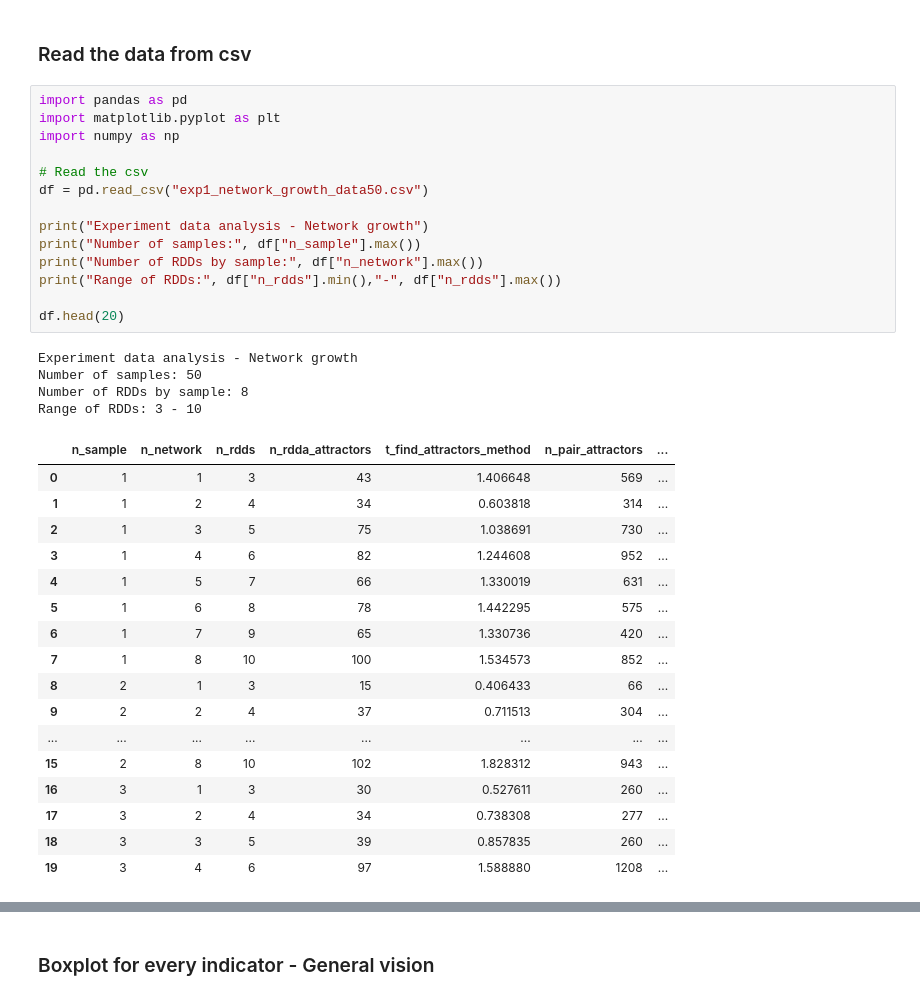
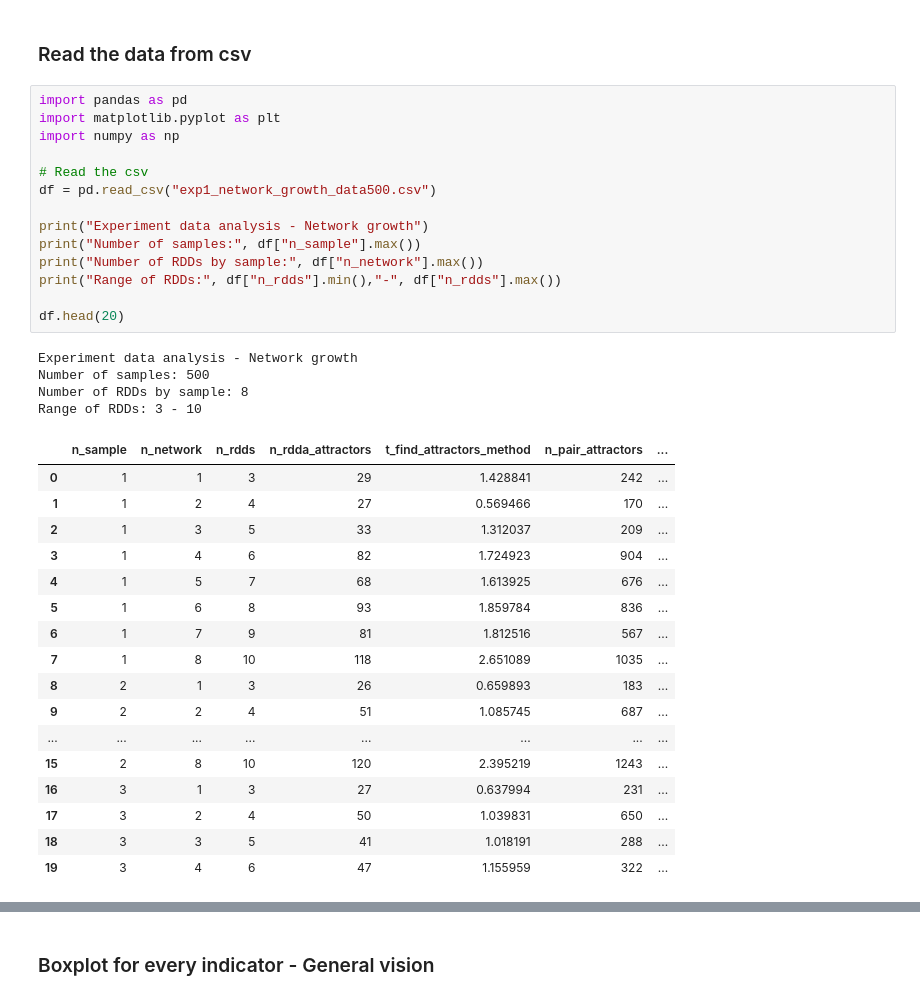
Before and after one commit to crptcusco/SynEstCBN, a Jupyter notebook: experiments_doctoral_qualification/exp1_network_growth_analysis.ipynb, the cells around one changed output, grey strips where cells are left out. Saved outputs shown, nothing was run; the diff lists cells and outputs as text.

```diff
--- a/experiments_doctoral_qualification/exp1_network_growth_analysis.ipynb
+++ b/experiments_doctoral_qualification/exp1_network_growth_analysis.ipynb
@@ -5,39 +5,39 @@
 # %%
 import pandas as pd
 import matplotlib.pyplot as plt
 import numpy as np
 
 # Read the csv
-df = pd.read_csv("exp1_network_growth_data50.csv")
+df = pd.read_csv("exp1_network_growth_data500.csv")
 
 print("Experiment data analysis - Network growth")
 print("Number of samples:", df["n_sample"].max())
 print("Number of RDDs by sample:", df["n_network"].max())
 print("Range of RDDs:", df["n_rdds"].min(),"-", df["n_rdds"].max())
 
 df.head(20)
 # %% [output]
 Experiment data analysis - Network growth
-Number of samples: 50
+Number of samples: 500
 Number of RDDs by sample: 8
 Range of RDDs: 3 - 10
 |  | n_sample | n_network | n_rdds | n_rdda_attractors | t_find_attractors_method | n_pair_attractors | ... |
-| 0 | 1 | 1 | 3 | 43 | 1.406648 | 569 | ... |
-| 1 | 1 | 2 | 4 | 34 | 0.603818 | 314 | ... |
-| 2 | 1 | 3 | 5 | 75 | 1.038691 | 730 | ... |
-| 3 | 1 | 4 | 6 | 82 | 1.244608 | 952 | ... |
-| 4 | 1 | 5 | 7 | 66 | 1.330019 | 631 | ... |
-| 5 | 1 | 6 | 8 | 78 | 1.442295 | 575 | ... |
-| 6 | 1 | 7 | 9 | 65 | 1.330736 | 420 | ... |
-| 7 | 1 | 8 | 10 | 100 | 1.534573 | 852 | ... |
-| 8 | 2 | 1 | 3 | 15 | 0.406433 | 66 | ... |
-| 9 | 2 | 2 | 4 | 37 | 0.711513 | 304 | ... |
+| 0 | 1 | 1 | 3 | 29 | 1.428841 | 242 | ... |
+| 1 | 1 | 2 | 4 | 27 | 0.569466 | 170 | ... |
+| 2 | 1 | 3 | 5 | 33 | 1.312037 | 209 | ... |
+| 3 | 1 | 4 | 6 | 82 | 1.724923 | 904 | ... |
+| 4 | 1 | 5 | 7 | 68 | 1.613925 | 676 | ... |
+| 5 | 1 | 6 | 8 | 93 | 1.859784 | 836 | ... |
+| 6 | 1 | 7 | 9 | 81 | 1.812516 | 567 | ... |
+| 7 | 1 | 8 | 10 | 118 | 2.651089 | 1035 | ... |
+| 8 | 2 | 1 | 3 | 26 | 0.659893 | 183 | ... |
+| 9 | 2 | 2 | 4 | 51 | 1.085745 | 687 | ... |
 | ... | ... | ... | ... | ... | ... | ... | ... |
-| 15 | 2 | 8 | 10 | 102 | 1.828312 | 943 | ... |
-| 16 | 3 | 1 | 3 | 30 | 0.527611 | 260 | ... |
-| 17 | 3 | 2 | 4 | 34 | 0.738308 | 277 | ... |
-| 18 | 3 | 3 | 5 | 39 | 0.857835 | 260 | ... |
-| 19 | 3 | 4 | 6 | 97 | 1.588880 | 1208 | ... |
+| 15 | 2 | 8 | 10 | 120 | 2.395219 | 1243 | ... |
+| 16 | 3 | 1 | 3 | 27 | 0.637994 | 231 | ... |
+| 17 | 3 | 2 | 4 | 50 | 1.039831 | 650 | ... |
+| 18 | 3 | 3 | 5 | 41 | 1.018191 | 288 | ... |
+| 19 | 3 | 4 | 6 | 47 | 1.155959 | 322 | ... |
 # %%
 l_labels_y = ["Number of attractors", "Time to find attractors", "Number of pairs attractors", "Time to compute the attractor pairs", "Number of attractor fields", "Time of find fields attractors"]
 
```
Also changed, not shown: parts of 3 cells of this notebook, 7 other files.
